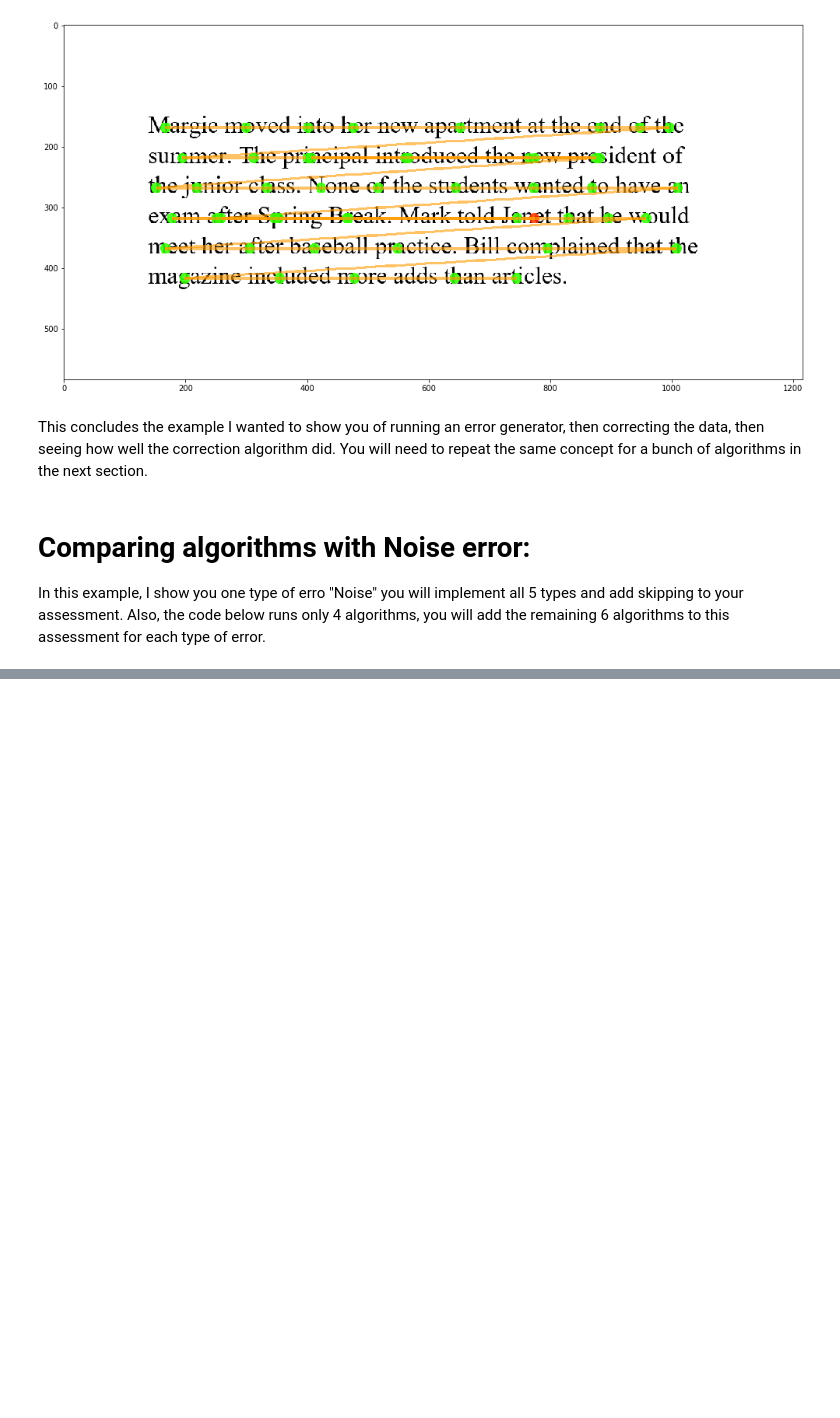
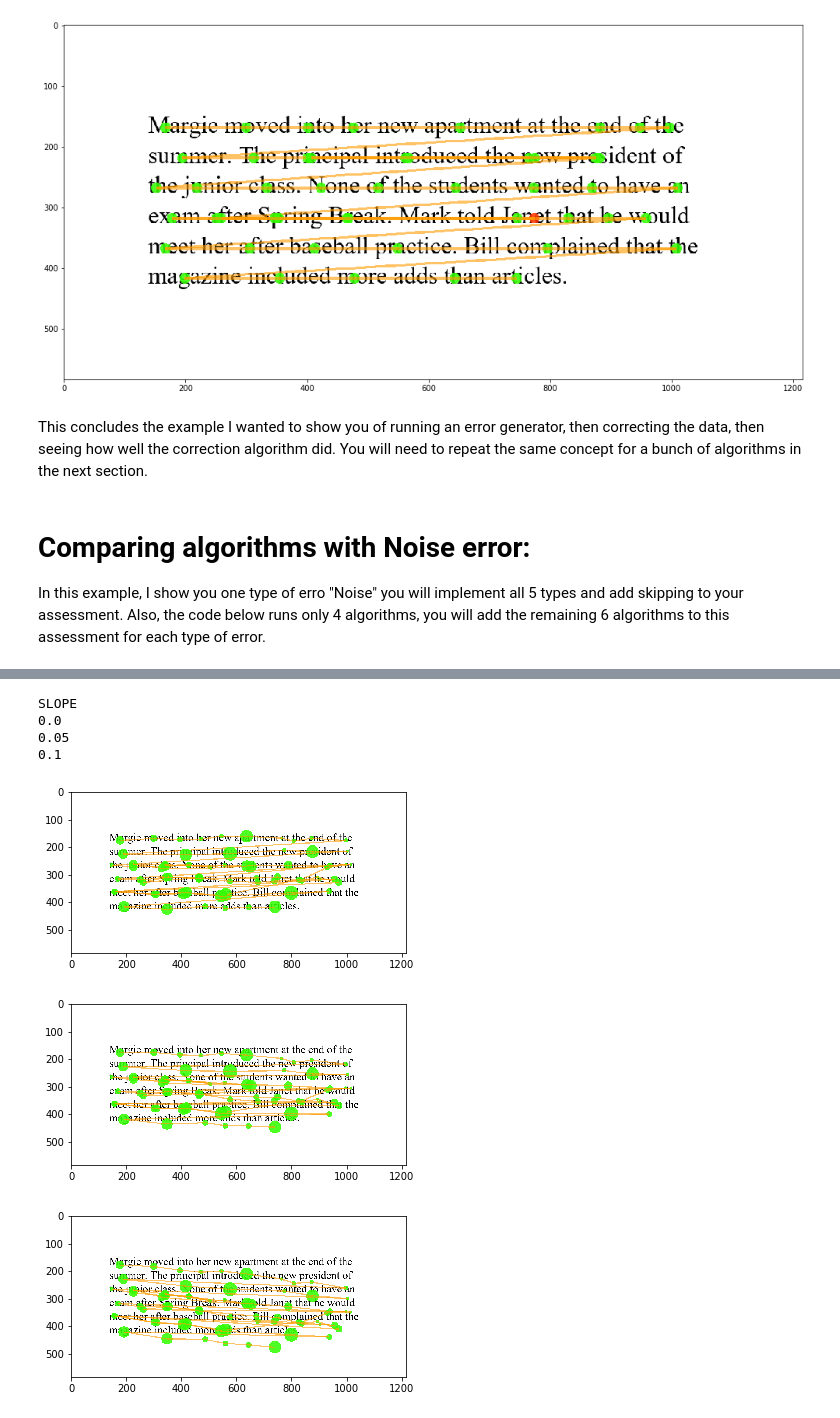
Before and after one commit to enjoythecode/CS421-project1, a Jupyter notebook: 2-Simulate-correction-on-synthetic-dataset-noise.ipynb, the cells around one changed output, grey strips where cells are left out. Saved outputs shown, nothing was run; the diff lists cells and outputs as text; code cells hidden in the pictures; blank space fills up the shorter version.

```diff
--- a/2-Simulate-correction-on-synthetic-dataset-noise.ipynb
+++ b/2-Simulate-correction-on-synthetic-dataset-noise.ipynb
@@ -324,0 +231,11 @@ pool_results
+# %%
+print("SLOPE")
+example_error_data(slope_error)
+# %% [output]
+SLOPE
+0.0
+0.05
+0.1
+[figure, added]
+[figure, added]
+[figure, added]
```
Also changed, not shown: parts of 27 cells of this notebook, 1 other file.
